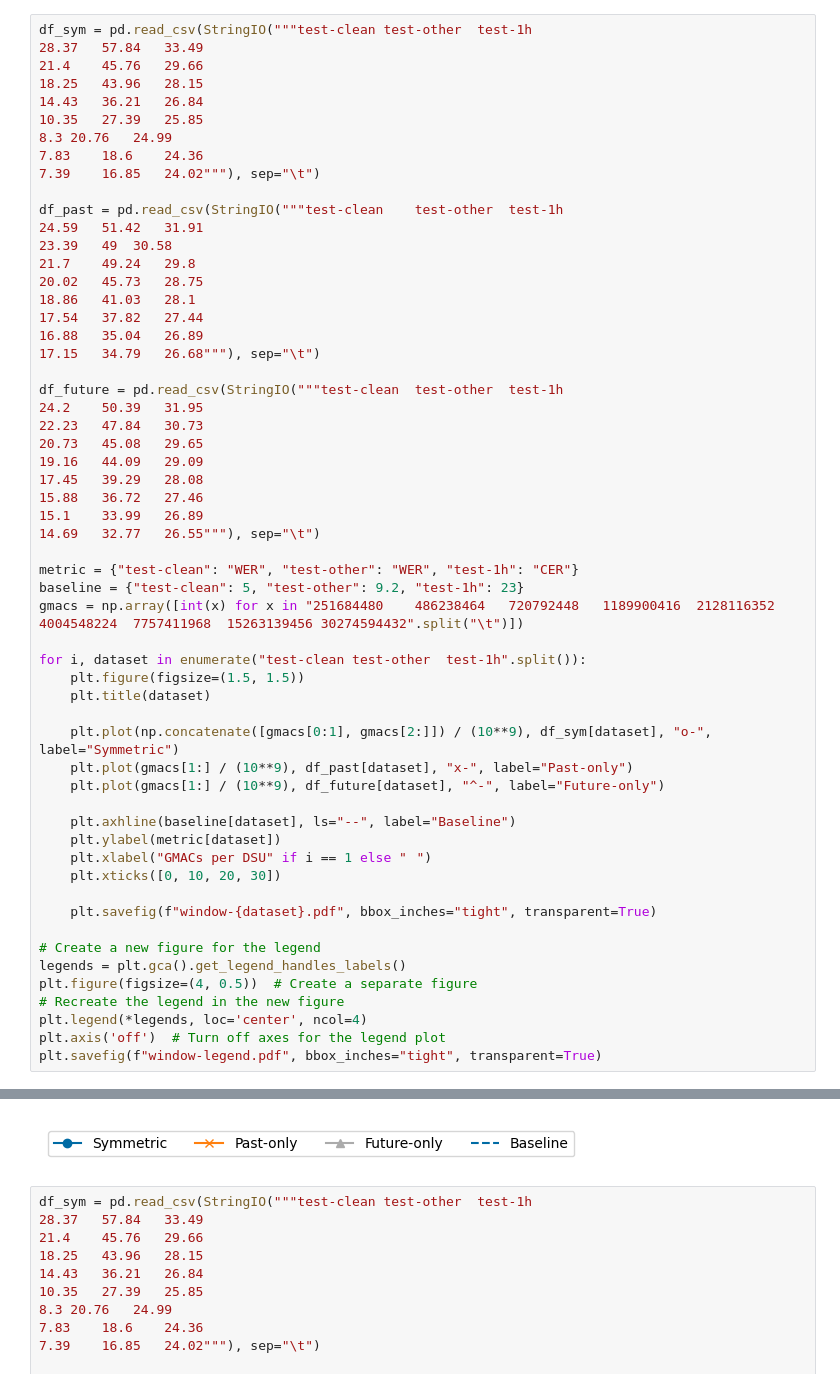
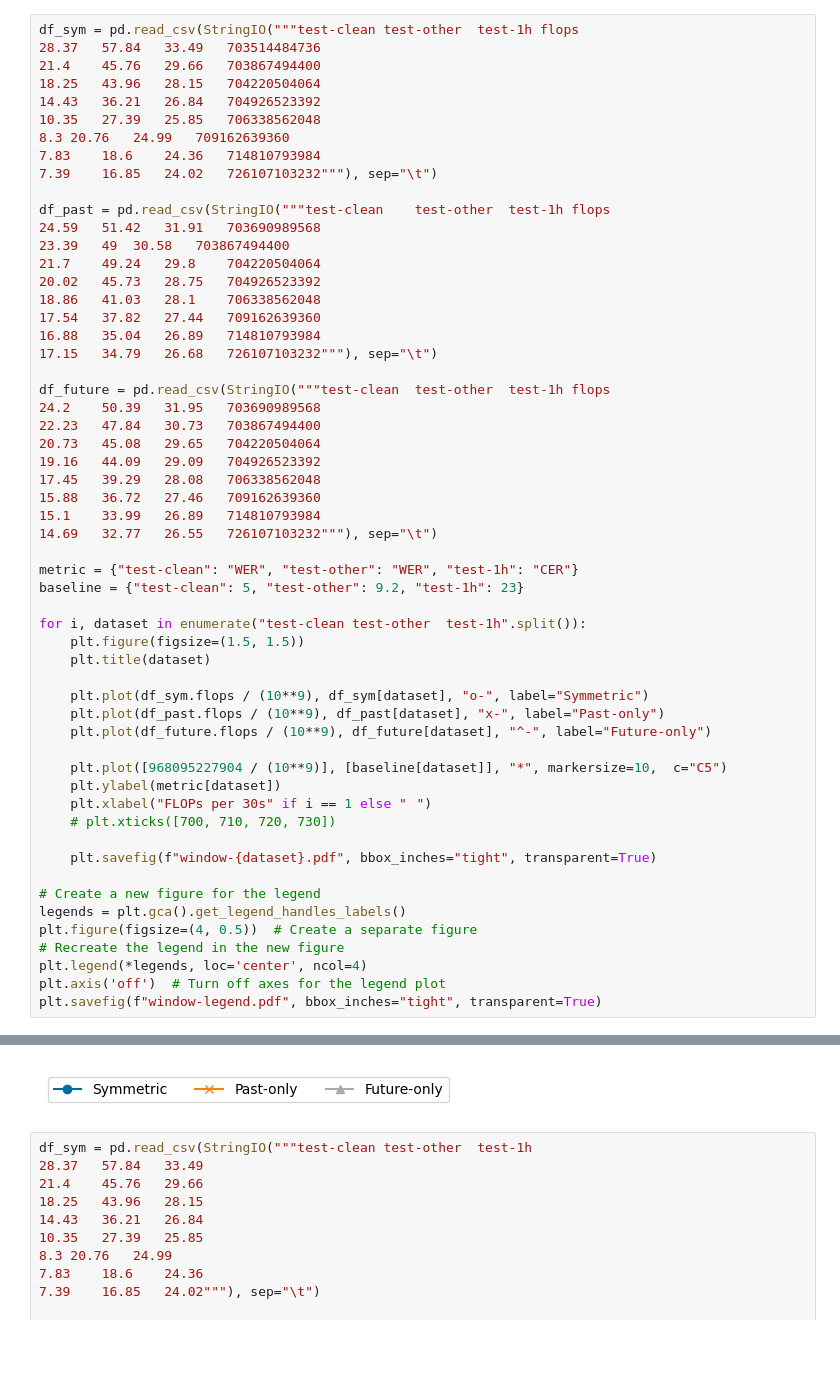
Before and after one commit to Masao-Someki/StreamingDSU, a Jupyter notebook: plots/plots.ipynb, the cells around one changed output, grey strips where cells are left out. Saved outputs shown, nothing was run; the diff lists cells and outputs as text; blank space fills up the shorter version.

```diff
--- a/plots/plots.ipynb
+++ b/plots/plots.ipynb
@@ -22,52 +22,51 @@ def _legend(handles, labels, kwargs):
     # Apply legend with row-first order
     plt.legend(reorder_list(handles), reorder_list(labels), **kwargs)
 # %%
-df_sym = pd.read_csv(StringIO("""test-clean	test-other	test-1h
-28.37	57.84	33.49
-21.4	45.76	29.66
-18.25	43.96	28.15
-14.43	36.21	26.84
-10.35	27.39	25.85
-8.3	20.76	24.99
-7.83	18.6	24.36
-7.39	16.85	24.02"""), sep="\t")
+df_sym = pd.read_csv(StringIO("""test-clean	test-other	test-1h	flops
+28.37	57.84	33.49	703514484736
+21.4	45.76	29.66	703867494400
+18.25	43.96	28.15	704220504064
+14.43	36.21	26.84	704926523392
+10.35	27.39	25.85	706338562048
+8.3	20.76	24.99	709162639360
+7.83	18.6	24.36	714810793984
+7.39	16.85	24.02	726107103232"""), sep="\t")
 
-df_past = pd.read_csv(StringIO("""test-clean	test-other	test-1h
-24.59	51.42	31.91
-23.39	49	30.58
-21.7	49.24	29.8
-20.02	45.73	28.75
-18.86	41.03	28.1
-17.54	37.82	27.44
-16.88	35.04	26.89
-17.15	34.79	26.68"""), sep="\t")
+df_past = pd.read_csv(StringIO("""test-clean	test-other	test-1h	flops
+24.59	51.42	31.91	703690989568
+23.39	49	30.58	703867494400
+21.7	49.24	29.8	704220504064
+20.02	45.73	28.75	704926523392
+18.86	41.03	28.1	706338562048
+17.54	37.82	27.44	709162639360
+16.88	35.04	26.89	714810793984
+17.15	34.79	26.68	726107103232"""), sep="\t")
 
-df_future = pd.read_csv(StringIO("""test-clean	test-other	test-1h
-24.2	50.39	31.95
-22.23	47.84	30.73
-20.73	45.08	29.65
-19.16	44.09	29.09
-17.45	39.29	28.08
-15.88	36.72	27.46
-15.1	33.99	26.89
-14.69	32.77	26.55"""), sep="\t")
+df_future = pd.read_csv(StringIO("""test-clean	test-other	test-1h	flops
+24.2	50.39	31.95	703690989568
+22.23	47.84	30.73	703867494400
+20.73	45.08	29.65	704220504064
+19.16	44.09	29.09	704926523392
+17.45	39.29	28.08	706338562048
+15.88	36.72	27.46	709162639360
+15.1	33.99	26.89	714810793984
+14.69	32.77	26.55	726107103232"""), sep="\t")
 
 metric = {"test-clean": "WER", "test-other": "WER", "test-1h": "CER"}
 baseline = {"test-clean": 5, "test-other": 9.2, "test-1h": 23}
-gmacs = np.array([int(x) for x in "251684480	486238464	720792448	1189900416	2128116352	4004548224	7757411968	15263139456	30274594432".split("\t")])
 
 for i, dataset in enumerate("test-clean	test-other	test-1h".split()):
     plt.figure(figsize=(1.5, 1.5))
     plt.title(dataset)
 
-    plt.plot(np.concatenate([gmacs[0:1], gmacs[2:]]) / (10**9), df_sym[dataset], "o-", label="Symmetric")
-    plt.plot(gmacs[1:] / (10**9), df_past[dataset], "x-", label="Past-only")
-    plt.plot(gmacs[1:] / (10**9), df_future[dataset], "^-", label="Future-only")
+    plt.plot(df_sym.flops / (10**9), df_sym[dataset], "o-", label="Symmetric")
+    plt.plot(df_past.flops / (10**9), df_past[dataset], "x-", label="Past-only")
+    plt.plot(df_future.flops / (10**9), df_future[dataset], "^-", label="Future-only")
 
-    plt.axhline(baseline[dataset], ls="--", label="Baseline")
+    plt.plot([968095227904 / (10**9)], [baseline[dataset]], "*", markersize=10,  c="C5")
     plt.ylabel(metric[dataset])
-    plt.xlabel("GMACs per DSU" if i == 1 else "⠀")
-    plt.xticks([0, 10, 20, 30])
+    plt.xlabel("FLOPs per 30s" if i == 1 else "⠀")
+    # plt.xticks([700, 710, 720, 730])
 
     plt.savefig(f"window-{dataset}.pdf", bbox_inches="tight", transparent=True)
 
@@ -85,4 +84,4 @@ plt.savefig(f"window-legend.pdf", bbox_inches="tight", transparent=True)
-[figure, old version]
+[figure, new version]
 # %%
 df_sym = pd.read_csv(StringIO("""test-clean	test-other	test-1h
 28.37	57.84	33.49
```
Also changed, not shown: parts of 3 cells of this notebook.
